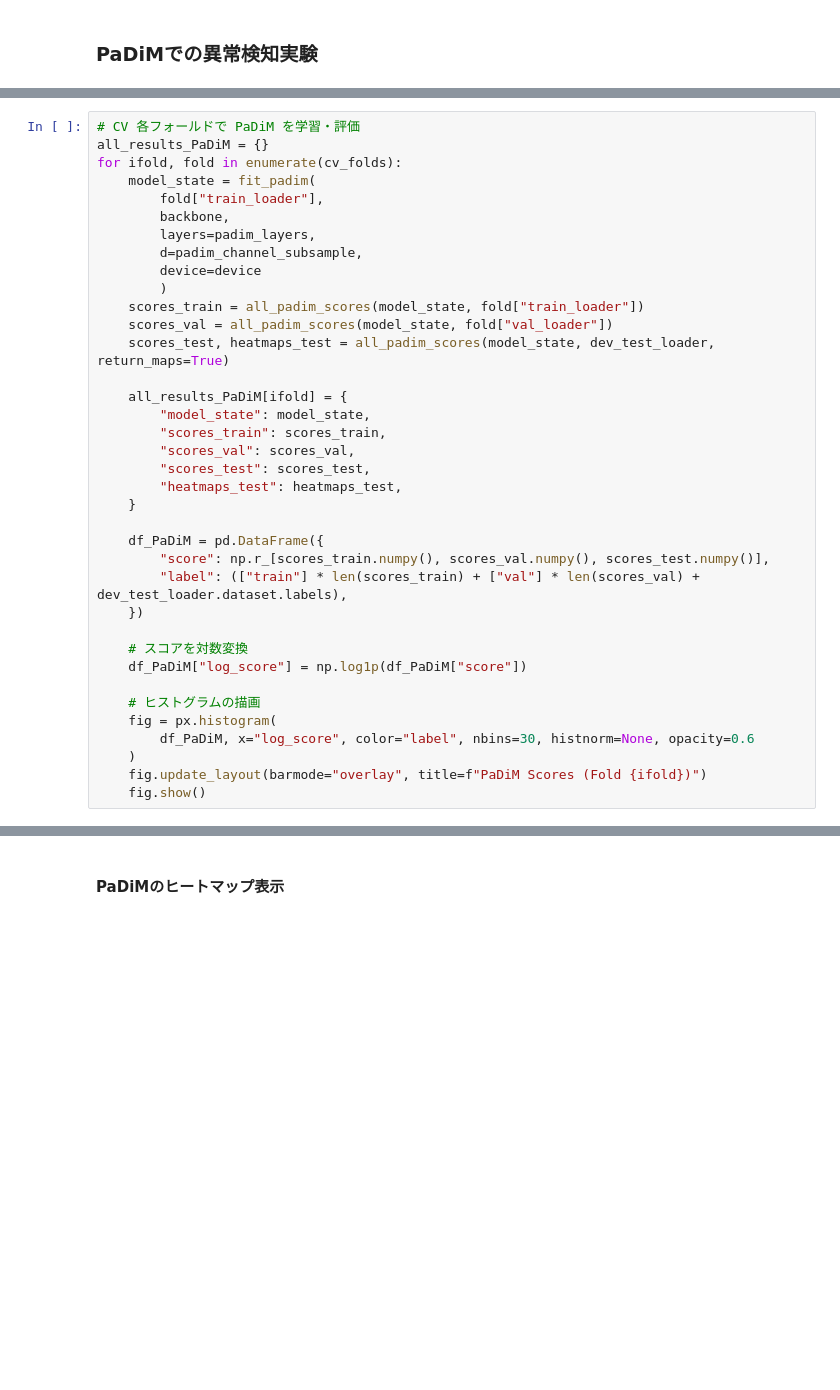
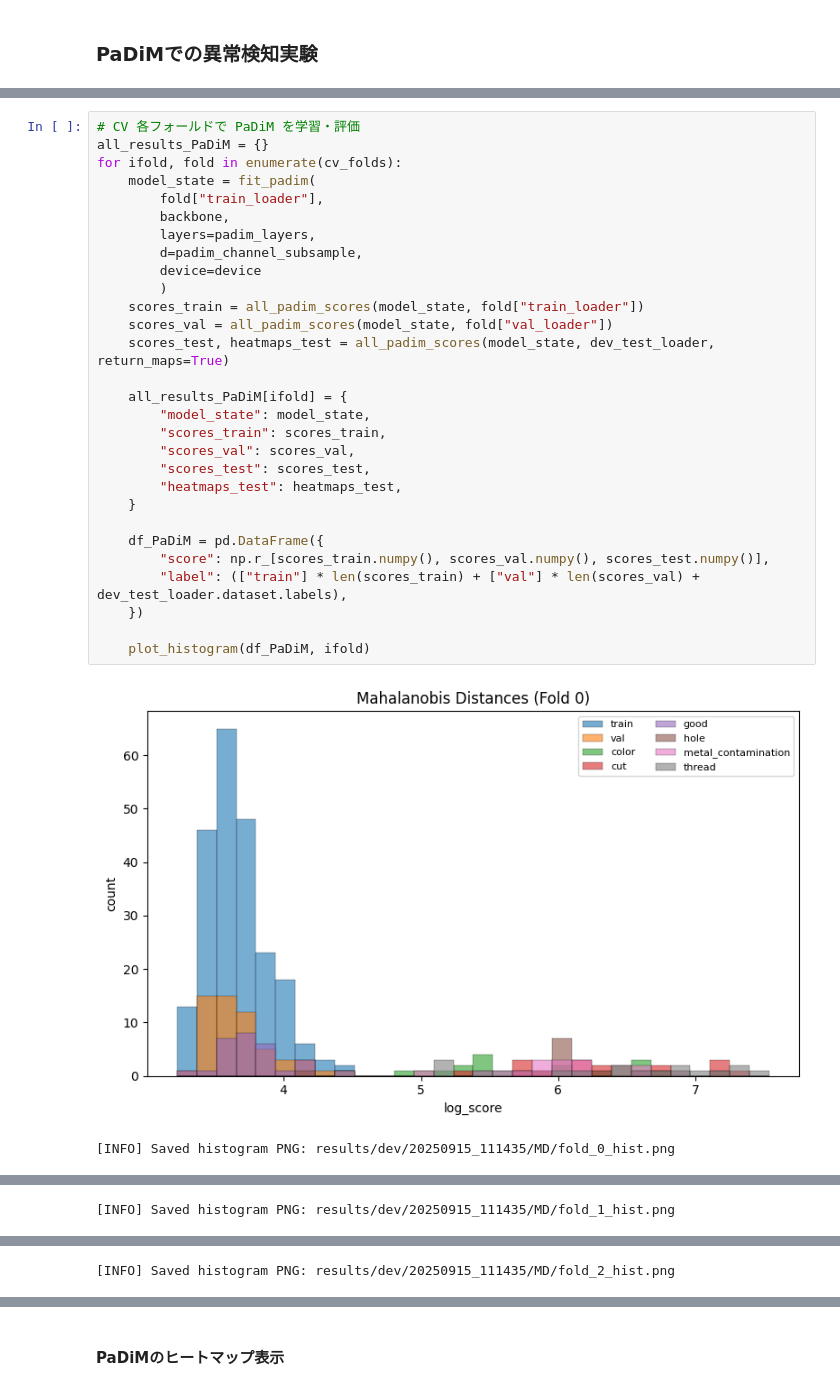
Before and after one commit to macken88/image-anomaly-detection, a Jupyter notebook: 01_experiments_dev.ipynb, the cells around one changed output, grey strips where cells are left out. Drawn from its saved outputs; the diff is of its cells as text; blank space fills up the shorter version.

```diff
--- a/01_experiments_dev.ipynb
+++ b/01_experiments_dev.ipynb
@@ -282,37 +369,32 @@ from anomaly_core import fit_padim, padim_heatmap, all_padim_scores, fit_mahalan
 # %%
 # CV 各フォールドで PaDiM を学習・評価
 all_results_PaDiM = {}
 for ifold, fold in enumerate(cv_folds):
     model_state = fit_padim(
         fold["train_loader"],
         backbone,
         layers=padim_layers,
         d=padim_channel_subsample,
         device=device
         )
     scores_train = all_padim_scores(model_state, fold["train_loader"])
     scores_val = all_padim_scores(model_state, fold["val_loader"])
     scores_test, heatmaps_test = all_padim_scores(model_state, dev_test_loader, return_maps=True)
 
     all_results_PaDiM[ifold] = {
         "model_state": model_state,
         "scores_train": scores_train,
         "scores_val": scores_val,
         "scores_test": scores_test,
         "heatmaps_test": heatmaps_test,
     }
 
     df_PaDiM = pd.DataFrame({
         "score": np.r_[scores_train.numpy(), scores_val.numpy(), scores_test.numpy()],
         "label": (["train"] * len(scores_train) + ["val"] * len(scores_val) + dev_test_loader.dataset.labels),
     })
 
-    # スコアを対数変換
-    df_PaDiM["log_score"] = np.log1p(df_PaDiM["score"])
-
-    # ヒストグラムの描画
-    fig = px.histogram(
-        df_PaDiM, x="log_score", color="label", nbins=30, histnorm=None, opacity=0.6
-    )
-    fig.update_layout(barmode="overlay", title=f"PaDiM Scores (Fold {ifold})")
-    fig.show()
+    plot_histogram(df_PaDiM, ifold)
+# %% [output]
+[figure, added]
+[INFO] Saved histogram PNG: results/dev/20250915_111435/MD/fold_0_hist.png
@@ -318,0 +402 @@ for ifold, fold in enumerate(cv_folds):
+[INFO] Saved histogram PNG: results/dev/20250915_111435/MD/fold_1_hist.png
@@ -318,0 +404 @@ for ifold, fold in enumerate(cv_folds):
+[INFO] Saved histogram PNG: results/dev/20250915_111435/MD/fold_2_hist.png
```
Also changed, not shown: parts of 12 cells of this notebook, 1 other file.
